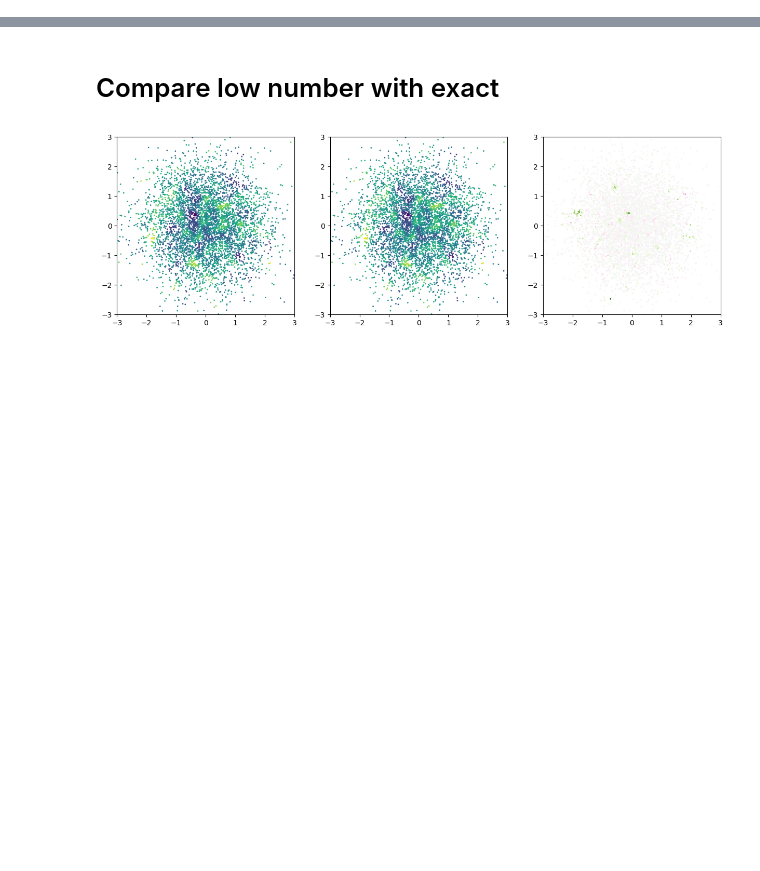
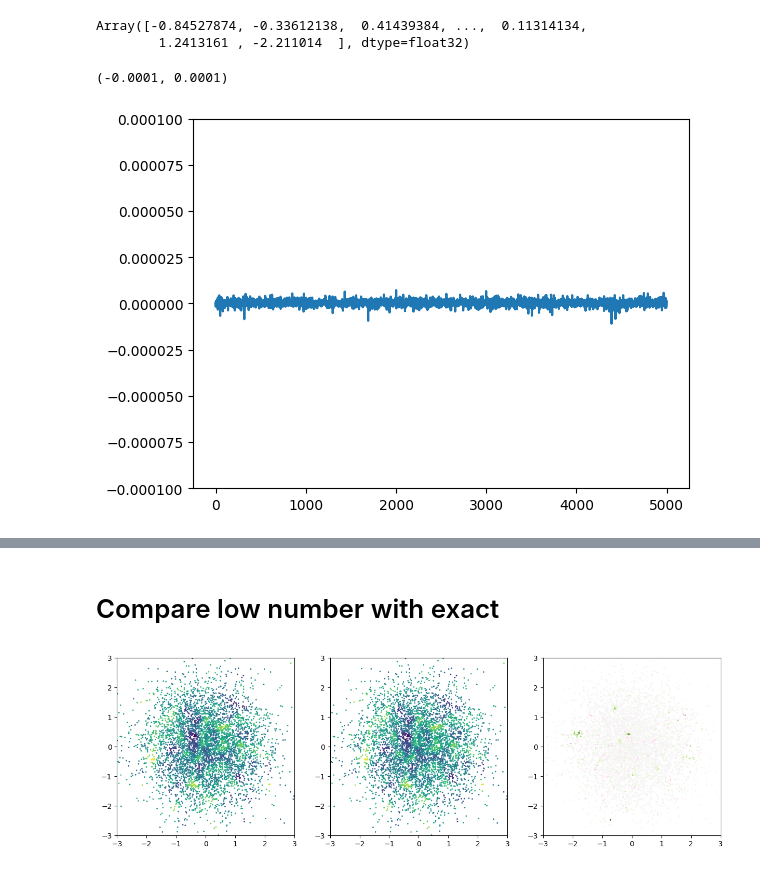
Before and after one commit to stanford-ism/graphgp, a Jupyter notebook: basic.ipynb, the cells around one changed output, grey strips where cells are left out. Cells and saved outputs as stored; diff of their text form; code cells hidden in the pictures; blank space fills up the shorter version.

```diff
--- a/basic.ipynb
+++ b/basic.ipynb
@@ -41,3 +48,15 @@ Array([nan, nan, nan, ..., nan, nan, nan], dtype=float32)
+# %%
+cuda_values = gp.generate(graph, (cov_bins, covariance), xi, cuda=True)
+cuda_values
+# %% [output]
+Array([-0.84527874, -0.33612138,  0.41439384, ...,  0.11314134,
+        1.2413161 , -2.211014  ], dtype=float32)
+# %%
+plt.plot(values - cuda_values)
+plt.ylim(-1e-4, 1e-4)
+# %% [output]
+(-0.0001, 0.0001)
+[figure, added]
 # %%
 rng, k1 = jr.split(rng)
 xi = jr.normal(k1, shape=(len(points),))
```
Also changed, not shown: parts of 17 cells of this notebook, 10 other files.
